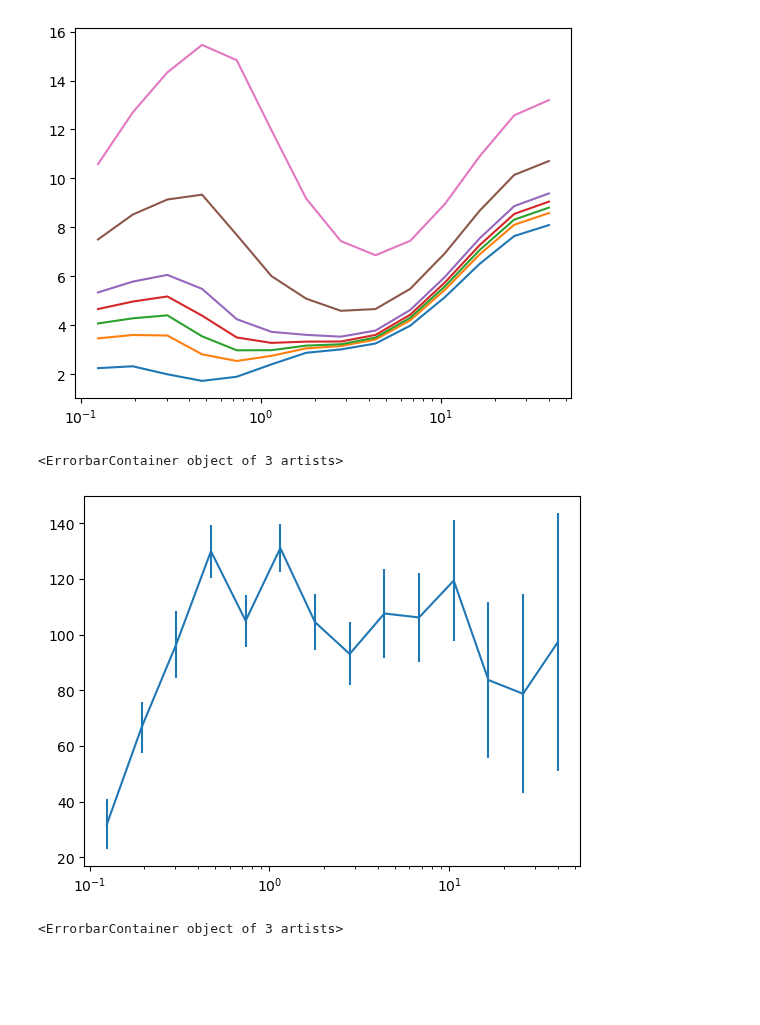
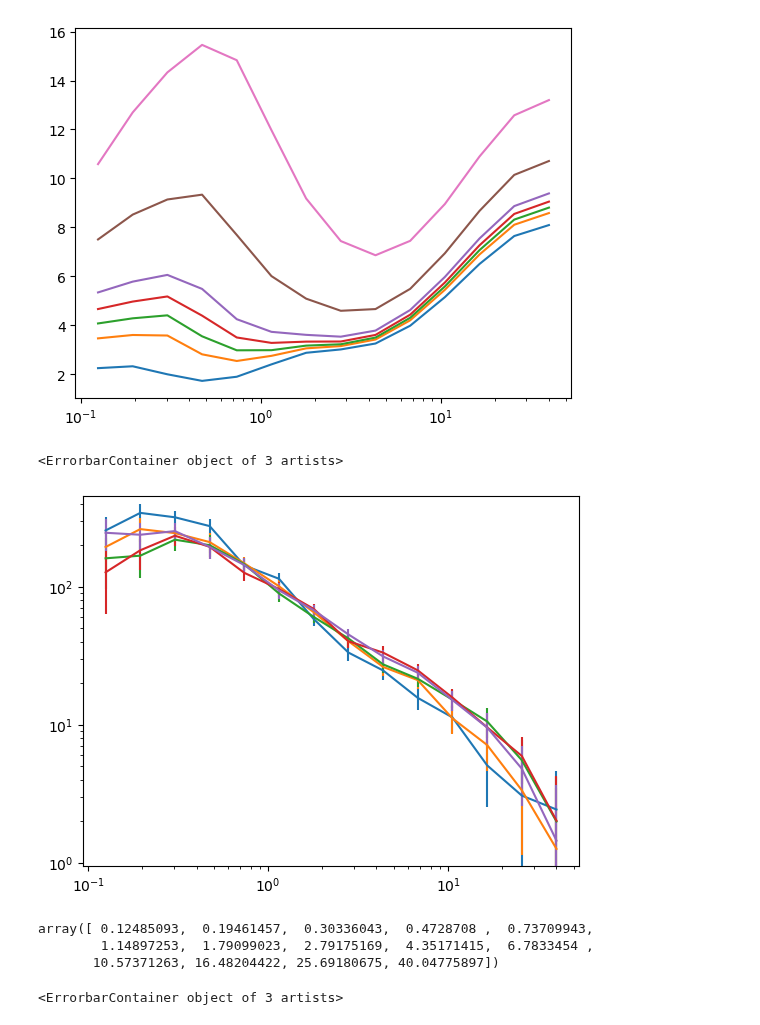
Before and after one commit to rpaviot/NRV_HOD, a Jupyter notebook: Untitled (2).ipynb, the cells around one changed output. Drawn from its saved outputs; the diff is of its cells as text; code cells hidden in the pictures; blank space fills up the shorter version.

```diff
--- a/Untitled (2).ipynb
+++ b/Untitled (2).ipynb
@@ -3805,23 +3710,23 @@ Example usage:
 # %%
 # fitter = CSMFFitter(
-#         observables=['WGG'],
-#         rp_min=1,  # Mpc/h
+#         observables=['DeltaSigma'],
+#         rp_min=0.5,  # Mpc/h
 #         rp_max=50.0,
 #         verbose=True# Mpc/
 #    )
 fitter = CSMFFitter(
     observables=['DeltaSigma', 'WGG'],
-    rp_min=0.5,      # Mpc/h for DeltaSigma
+    rp_min=0.2,      # Mpc/h for DeltaSigma
     rp_max=50.0,     # Mpc/h for DeltaSigma
     rp_min_wgg=1,  # Optional: different min for WGG
     rp_max_wgg=50.0, # Optional: different max for WGG
 )
 
-fitter.load_data('/Users/ler13nrv/Downloads/dsigma_wgg_results_LATEST/', mass_bins=[0,1, 2, 3, 4, 5])
+fitter.load_data('/Users/ler13nrv/Downloads/dsigma_wgg_results_LATEST 2/', mass_bins=[0, 1, 2, 3, 4, 5])
 fitter.set_priors(
    fixed_params={
        'f_s': 1.0,  # Fix satellite concentration
-
+        'f_c':1.0
    }
 )
 # %% [output]
@@ -4195,8 +4138,17 @@ NameError: name 'rp_bins' is not defined
 results = fitter.run(
         n_live=1000,
         n_eff=10000,
-        pool=(1,8),  # Use 4 CPU cores
+        pool=(1,4),  # Use 4 CPU cores
     )
+
+   # Option 1: Fast best-fit with iminuit
+
+result_de = fitter.minimize_de(workers=1)
+
+    result = fitter.minimize(
+        run_hesse=True,   # Get symmetric errors
+        run_minos=False,  # Skip asymmetric errors (slower)
+    )
 # %% [output]
 Initializing unified halo model...
   Number of mass bins: 6
@@ -4337,11 +4382,21 @@ plt.semilogx(fitter.mass_bins[0].rp,ds_all[7]*fitter.mass_bins[0].rp)
 [figure]
 # %%
 #plt.semilogx(fitter.mass_bins[0].rp,wgg_all[0]*fitter.mass_bins[0].rp)
-plt.semilogx()
-plt.errorbar(fitter.mass_bins[0].rp,fitter.mass_bins[0].wp*fitter.mass_bins[0].rp,yerr=fitter.mass_bins[1].wp_err*fitter.mass_bins[0].rp)
+plt.loglog()
+plt.errorbar(fitter.mass_bins[0].rp_wgg,fitter.mass_bins[0].wp,yerr=fitter.mass_bins[0].wp_err)
+plt.errorbar(fitter.mass_bins[0].rp_wgg,fitter.mass_bins[1].wp,yerr=fitter.mass_bins[0].wp_err)
+plt.errorbar(fitter.mass_bins[0].rp_wgg,fitter.mass_bins[2].wp,yerr=fitter.mass_bins[0].wp_err)
+plt.errorbar(fitter.mass_bins[0].rp_wgg,fitter.mass_bins[3].wp,yerr=fitter.mass_bins[0].wp_err)
+plt.errorbar(fitter.mass_bins[0].rp_wgg,fitter.mass_bins[4].wp,yerr=fitter.mass_bins[0].wp_err)
 # %% [output]
 <ErrorbarContainer object of 3 artists>
-[figure, old version]
+[figure, new version]
+# %%
+fitter.mass_bins[0].rp
+# %% [output]
+array([ 0.12485093,  0.19461457,  0.30336043,  0.4728708 ,  0.73709943,
+        1.14897253,  1.79099023,  2.79175169,  4.35171415,  6.7833454 ,
+       10.57371263, 16.48204422, 25.69180675, 40.04775897])
 # %%
 plt.semilogx(fitter.mass_bins[0].rp,ds_all[6]*fitter.mass_bins[0].rp)
 plt.errorbar(fitter.mass_bins[0].rp,fitter.mass_bins[6].delta_sigma*fitter.mass_bins[0].rp,yerr=fitter.mass_bins[1].delta_sigma_err*fitter.mass_bins[0].rp)
```
Also changed, not shown: parts of 75 cells of this notebook, 15 other files.
